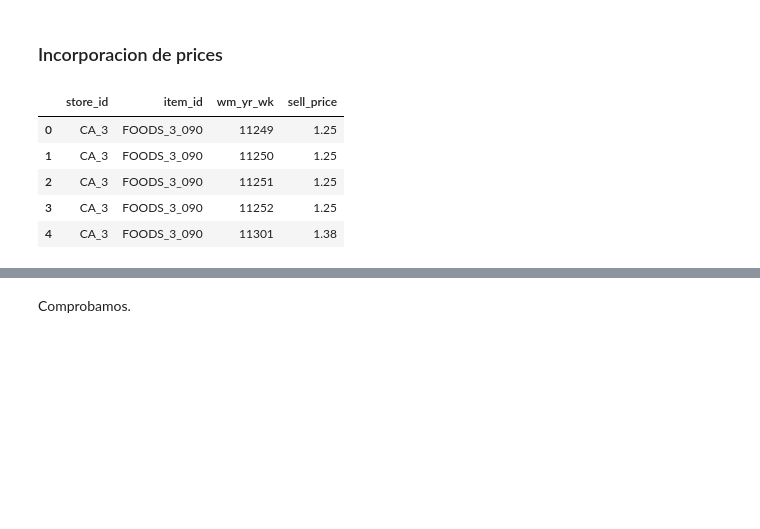
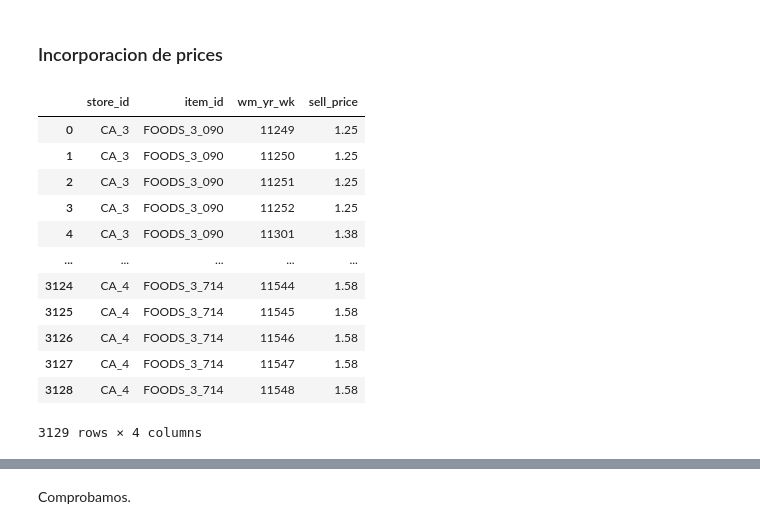
Before and after one commit to AlexCaborneroLopez/Retail, a Jupyter notebook: 03_Notebooks/02_Desarrollo/01_Set Up.ipynb, the cells around one changed output, grey strips where cells are left out. Drawn from its saved outputs; the diff is of its cells as text; code cells hidden in the pictures; blank space fills up the shorter version.

```diff
--- a/03_Notebooks/02_Desarrollo/01_Set Up.ipynb
+++ b/03_Notebooks/02_Desarrollo/01_Set Up.ipynb
@@ -203,14 +253,21 @@ df.head()
 # %% [markdown]
 ### Incorporacion de prices
 # %%
-prices.head()
+prices
 # %% [output]
 |  | store_id | item_id | wm_yr_wk | sell_price |
 | 0 | CA_3 | FOODS_3_090 | 11249 | 1.25 |
 | 1 | CA_3 | FOODS_3_090 | 11250 | 1.25 |
 | 2 | CA_3 | FOODS_3_090 | 11251 | 1.25 |
 | 3 | CA_3 | FOODS_3_090 | 11252 | 1.25 |
 | 4 | CA_3 | FOODS_3_090 | 11301 | 1.38 |
+| ... | ... | ... | ... | ... |
+| 3124 | CA_4 | FOODS_3_714 | 11544 | 1.58 |
+| 3125 | CA_4 | FOODS_3_714 | 11545 | 1.58 |
+| 3126 | CA_4 | FOODS_3_714 | 11546 | 1.58 |
+| 3127 | CA_4 | FOODS_3_714 | 11547 | 1.58 |
+| 3128 | CA_4 | FOODS_3_714 | 11548 | 1.58 |
+3129 rows × 4 columns
 # %%
 df = df.merge(right = prices, how = 'left', on = ['store_id','item_id','wm_yr_wk'])
 df
```
Also changed, not shown: parts of 8 cells of this notebook, 4 other files.
